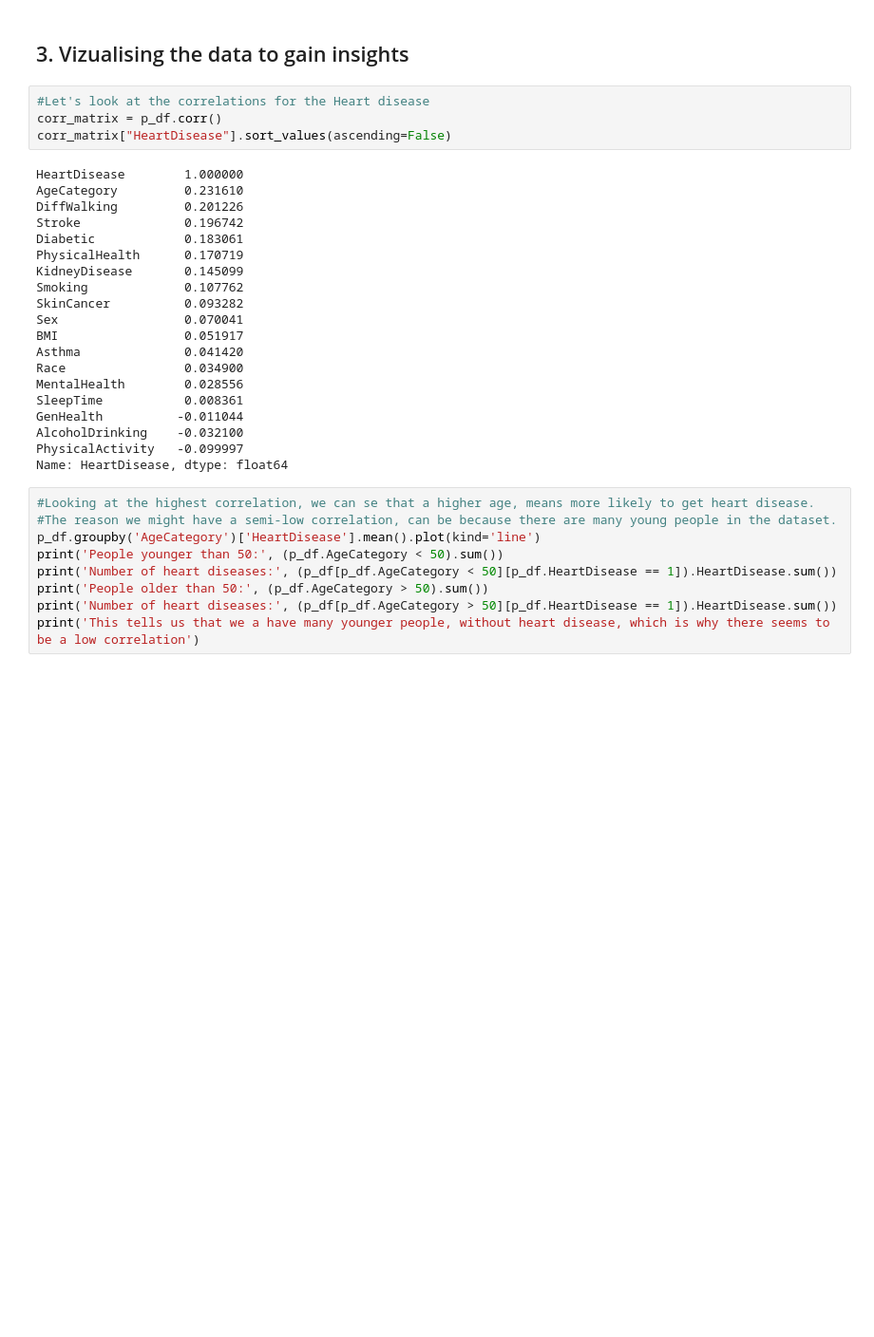
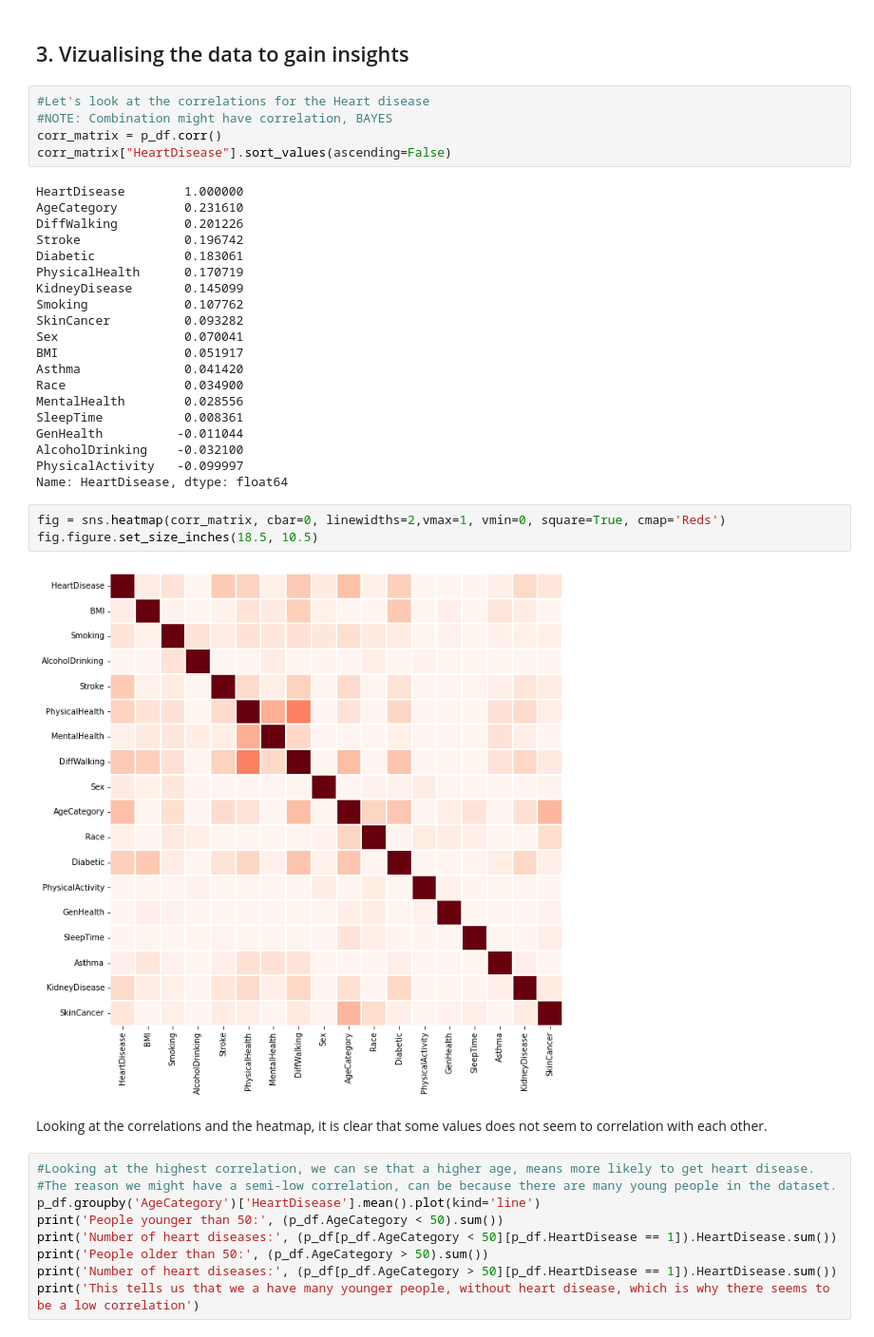
Before and after one commit to SebastianBentley/DSExam2022, a Jupyter notebook: Data2.ipynb, the cells around one changed output. Shown at 95% size. Drawn from its saved outputs; the diff is of its cells as text; blank space fills up the shorter version.

```diff
--- a/Data2.ipynb
+++ b/Data2.ipynb
@@ -187,6 +187,7 @@ dtype: int64
 ## 3. Vizualising the data to gain insights
 # %%
 #Let's look at the correlations for the Heart disease
+#NOTE: Combination might have correlation, BAYES
 corr_matrix = p_df.corr()
 corr_matrix["HeartDisease"].sort_values(ascending=False)
 # %% [output]
@@ -209,6 +210,13 @@ GenHealth          -0.011044
 AlcoholDrinking    -0.032100
 PhysicalActivity   -0.099997
 Name: HeartDisease, dtype: float64
+# %%
+fig = sns.heatmap(corr_matrix, cbar=0, linewidths=2,vmax=1, vmin=0, square=True, cmap='Reds')
+fig.figure.set_size_inches(18.5, 10.5)
+# %% [output]
+[figure, added]
+# %% [markdown]
+Looking at the correlations and the heatmap, it is clear that some values does not seem to correlation with each other.
 # %%
 #Looking at the highest correlation, we can se that a higher age, means more likely to get heart disease.
 #The reason we might have a semi-low correlation, can be because there are many young people in the dataset.
```
Also changed, not shown: parts of 19 cells of this notebook, 2 other files.
